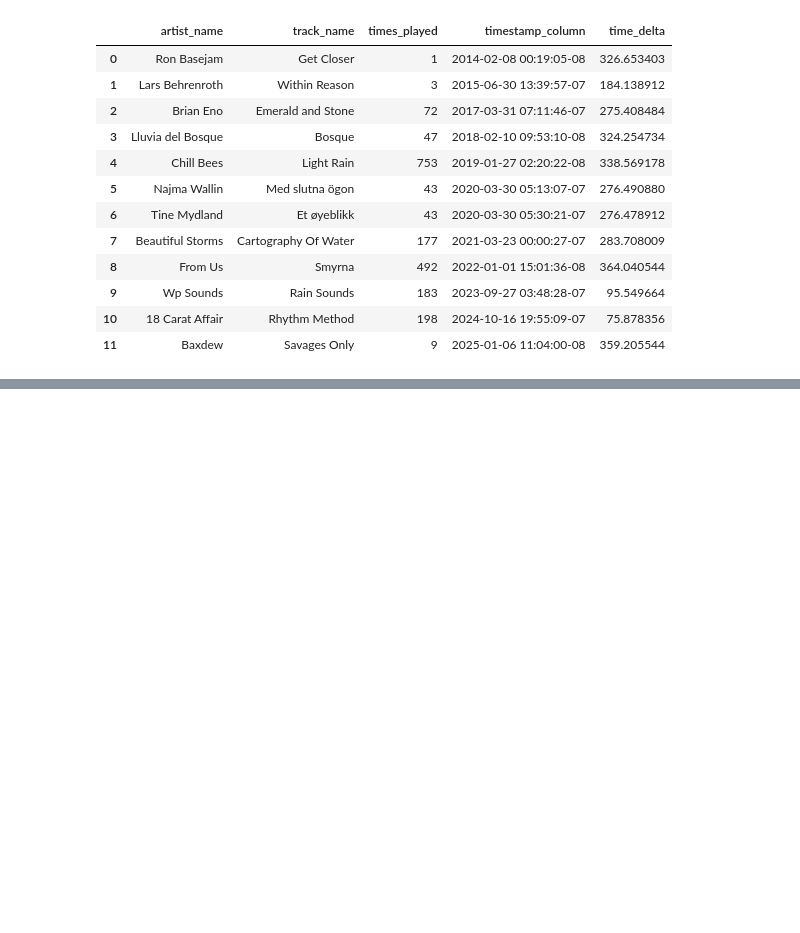
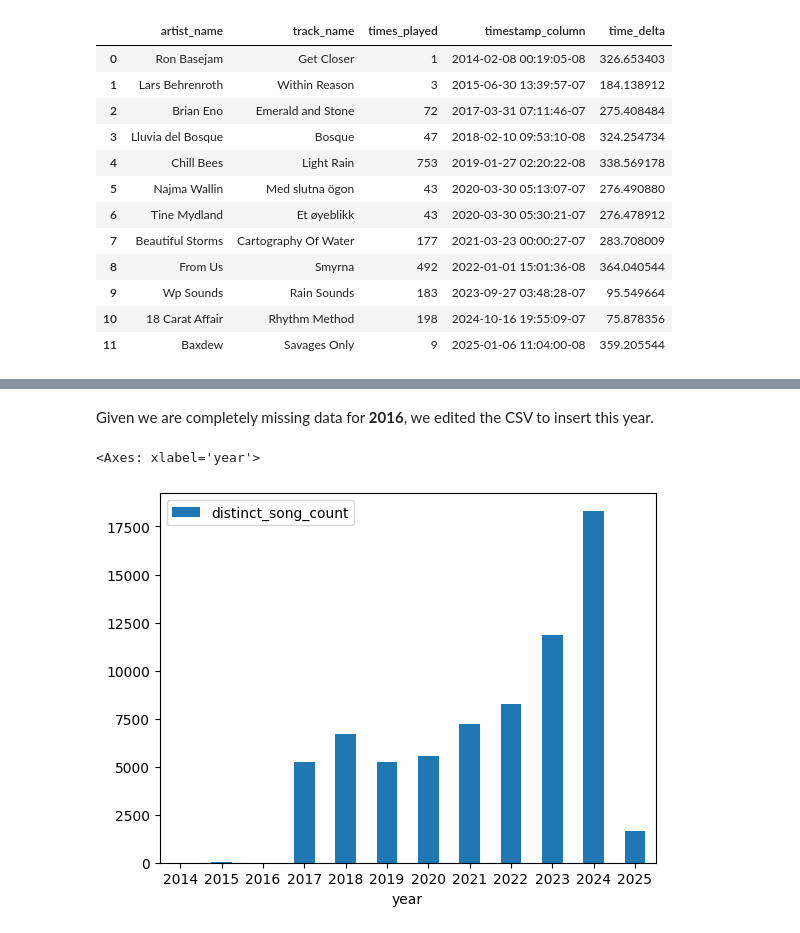
Before and after one commit to terryjbates/Spotify_Streaming_Data_Analysis, a Jupyter notebook: notebooks/Spotify_Streaming_Analysis.ipynb, the cells around one changed output, grey strips where cells are left out. Cells and saved outputs as stored; diff of their text form; code cells hidden in the pictures; blank space fills up the shorter version.

Commit message:
Answer distinct tracks played per year question.
* CSVs needed hand edits to insert "2016" year, since we had no data.
* Amended SQL query capture file.
* Add markdown section to notebook.

```diff
--- a/notebooks/Spotify_Streaming_Analysis.ipynb
+++ b/notebooks/Spotify_Streaming_Analysis.ipynb
@@ -2296,0 +2311,10 @@ The 18 Carat Affair track seems like a conscious decision on my part, given the
+# %% [markdown]
+Given we are completely missing data for **2016**, we edited the CSV to insert this year.
+# %%
+# Read in CSV for unique genre counts per year
+distinct_tracks_played_per_year = \
+    pd.read_csv(query_output_path / 'distinct_tracks_played_by_year.csv')
+distinct_tracks_played_per_year.plot.bar(x='year', y='distinct_song_count', rot=0)
+# %% [output]
+<Axes: xlabel='year'>
+[figure, added]
```
Also changed, not shown: parts of 9 cells of this notebook, 3 other files.
